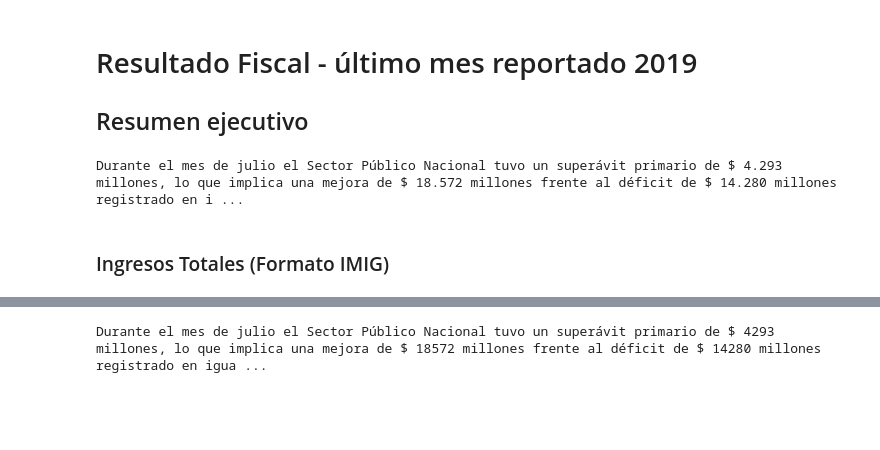
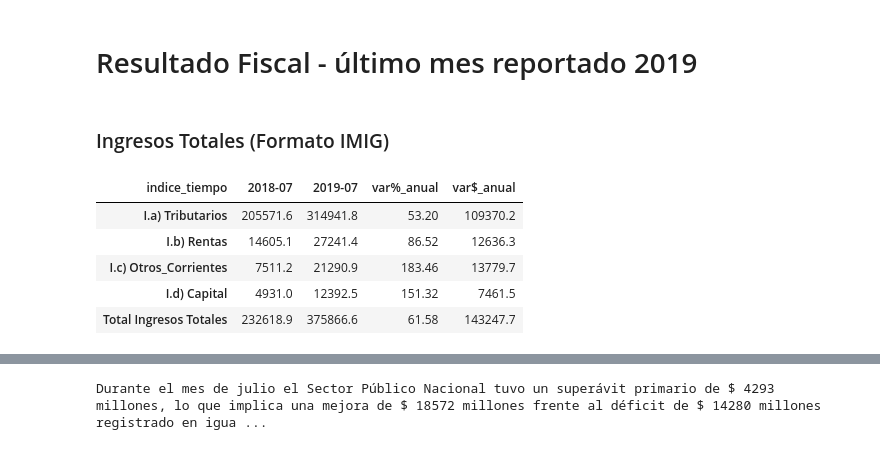
Before and after one commit to datosgobar/analisis-datos-python, a Jupyter notebook: Ejercicios/resultado-primario.ipynb, the cells around one changed output, grey strips where cells are left out. Saved outputs shown, nothing was run; the diff lists cells and outputs as text; code cells hidden in the pictures; blank space fills up the shorter version.

```diff
--- a/Ejercicios/resultado-primario.ipynb
+++ b/Ejercicios/resultado-primario.ipynb
@@ -5,14 +5,6 @@ import numpy as np
 %matplotlib inline
 # %% [markdown]
 # Resultado Fiscal - último mes reportado 2019
-
-## Resumen ejecutivo
-# %%
-#EL TEXTO PARA ARMAR DE FORMA AUTOMÁTICA- ** ver si dejarlo en formáto de código o armarlo en Markdown, en éste último caso,
-#BUSCAR!!**
-print("Durante el mes de julio el Sector Público Nacional tuvo un superávit primario de $ 4.293 millones, lo que implica una mejora de $ 18.572 millones frente al déficit de $ 14.280 millones registrado en igual mes de 2018. Los recursos totales crecieron 61,6% en términos interanuales (i.a.), 11 puntos porcentuales (p.p.) más en relación a los gastos primarios que tuvieron un incremento de 50,5% i.a.")
-# %% [output]
-Durante el mes de julio el Sector Público Nacional tuvo un superávit primario de $ 4.293 millones, lo que implica una mejora de $ 18.572 millones frente al déficit de $ 14.280 millones registrado en i ...
 # %% [markdown]
 ### Ingresos Totales (Formato IMIG)
 # %%
@@ -33,3 +25,48 @@ it_tributarios= it_tributarios.set_index("indice_tiempo")
 it_rentas= it_rentas.set_index("indice_tiempo")
 it_otros= it_otros.set_index("indice_tiempo")
 it_capital= it_capital.set_index("indice_tiempo")
+# %%
+#Como no contamos con los subtotales de Tributarios, Rentas, Otros Corrientes y capital para el armado del Resumen del mes IMIG,
+#lo armamos trasponiendo los dataframe y sumando todos sus compoonentes. Esto nos va a permitir tener las series deseadas
+#y formar un dataframe con una estructura similar a la que queríamos llegar.
+
+# it_tributarios.T.sum(),
+# it_rentas.T.sum(),
+# it_otros.T.sum(),
+# it_capital.T.sum(),
+total=it_tributarios.T.sum() + it_rentas.T.sum() + it_otros.T.sum() + it_capital.T.sum()
+
+# creamos un dataframe para Ingresos Totales con todos sus componentes. #VER COMO REORDENAR LAS FILAS!!!
+ingresos_totales = pd.DataFrame({
+    "I.a) Tributarios": it_tributarios.T.sum(),
+    "I.b) Rentas": it_rentas.T.sum(),
+    "I.c) Otros_Corrientes": it_otros.T.sum(),
+    "I.d) Capital": it_capital.T.sum(),
+    "Total Ingresos Totales":total
+})
+
+
+ingresos_totales.index=ingresos_totales.index.to_period()
+
+## PARA CONSIDERAR SIEMPRE EL ÚLTIMO PERIODO DE LA SERIE Y EL DEL AÑO ANTERIOR GENERO LAS VARIABLES periodo_actual y periodo_anio_anterior
+periodo_actual = ingresos_totales.index.max()
+periodo_anio_anterior = periodo_actual - 12
+
+imig_it=ingresos_totales[(ingresos_totales.index==periodo_anio_anterior)|(ingresos_totales.index==periodo_actual)].pivot_table(columns="indice_tiempo")
+
+imig_it["var%_anual"]= round( (imig_it[periodo_actual] / imig_it[periodo_anio_anterior]) - 1, 4) * 100
+
+# Quisiera agregar la diferencia absoluta en $
+# PORQUE NO ME SIRVE ÉSTA ASIGNACIÓN??
+imig_it.columns = imig_it.columns.astype(str)
+imig_it["var$_anual"]= imig_it[str(object= periodo_actual)] - imig_it[str(object=periodo_anio_anterior)]
+
+imig_it= imig_it.rename(columns={"indice_tiempo": "Concepto"})
+imig_it
+# %% [output]
+| indice_tiempo | 2018-07 | 2019-07 | var%_anual | var$_anual |
+| I.a) Tributarios | 205571.6 | 314941.8 | 53.20 | 109370.2 |
+| I.b) Rentas | 14605.1 | 27241.4 | 86.52 | 12636.3 |
+| I.c) Otros_Corrientes | 7511.2 | 21290.9 | 183.46 | 13779.7 |
+| I.d) Capital | 4931.0 | 12392.5 | 151.32 | 7461.5 |
+| Total Ingresos Totales | 232618.9 | 375866.6 | 61.58 | 143247.7 |
```
Also changed, not shown: parts of 17 cells of this notebook.
